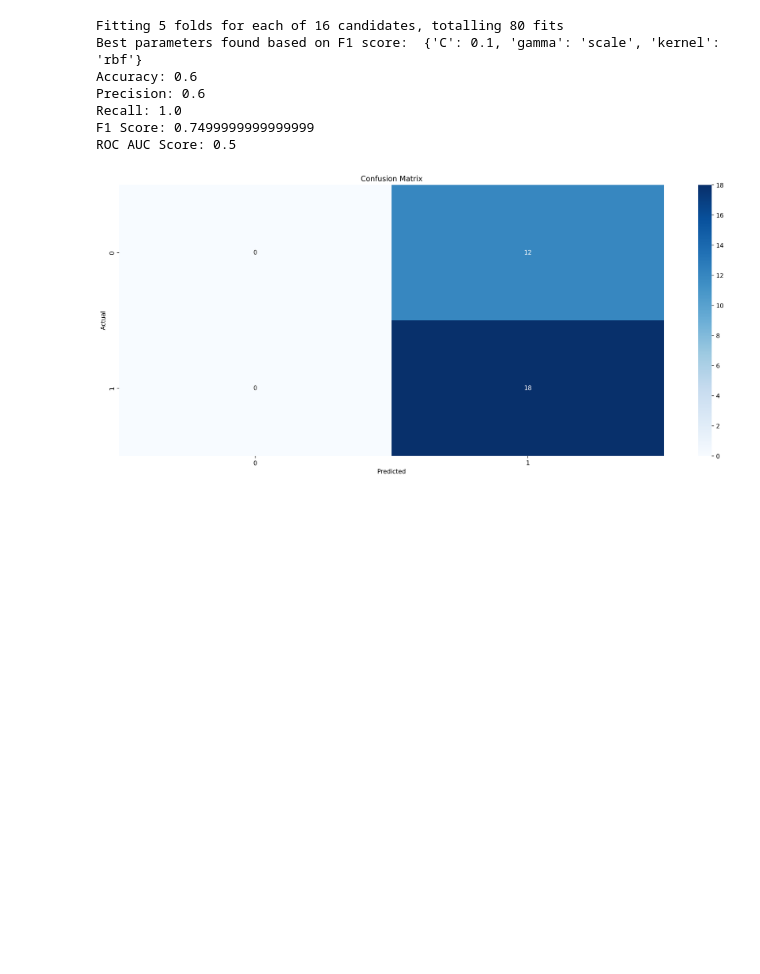
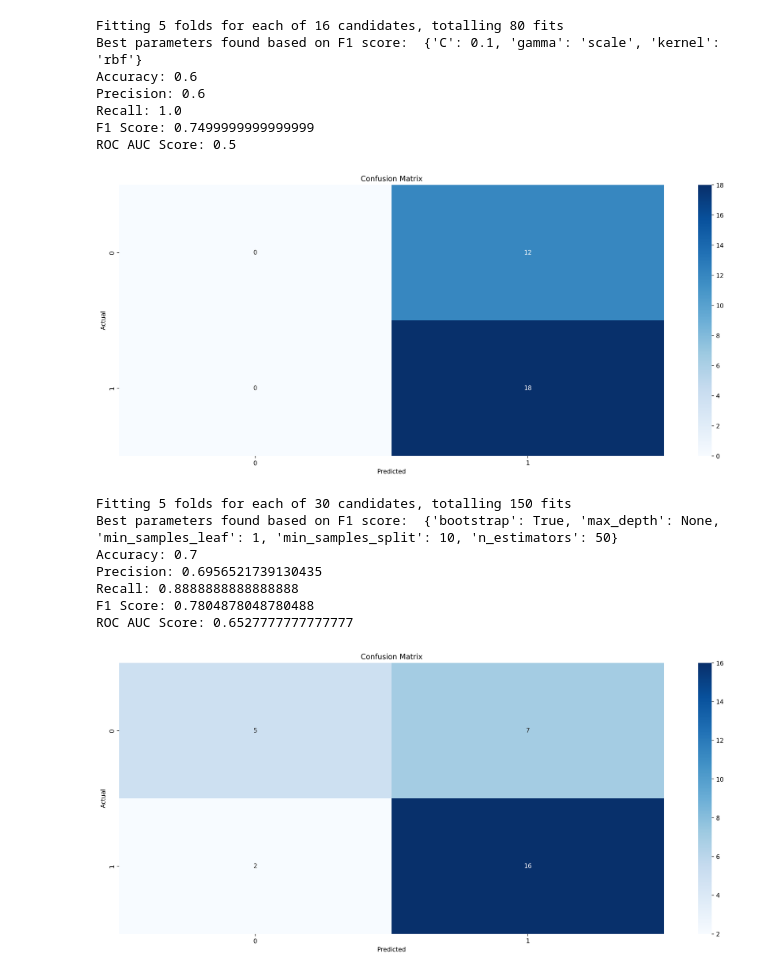
Before and after one commit to GROUP-1-Data-Science-Bootcamp/CryptoClusteringSaga, a Jupyter notebook: project-phase2-part3.ipynb, the cells around one changed output. Cells and saved outputs as stored; diff of their text form; code cells hidden in the pictures; blank space fills up the shorter version.

Commit message:
initial commit

```diff
--- a/project-phase2-part3.ipynb
+++ b/project-phase2-part3.ipynb
@@ -192,7 +194,9 @@ param_grid = {
 }
 
 # Initialize the GridSearchCV object with the hyperparameters, model, and scoring method
-grid_search = GridSearchCV(SVC(), param_grid, refit=True, verbose=1, scoring="f1")
+grid_search = GridSearchCV(
+    SVC(random_state=81), param_grid, refit=True, verbose=1, scoring="f1"
+)
 
 # Fit the model to the data
 grid_search.fit(X_train_scaled, y_train)
@@ -220,7 +224,6 @@ print(f"F1 Score: {f1}")
 print(f"ROC AUC Score: {roc_auc}")
 
 # Confusion Matrix
-# Set figure size and dpi
 plt.figure(figsize=(20, 8), dpi=250)
 conf_mat = confusion_matrix(y_test, y_pred)  # Confusion matrix of the model
 sns.heatmap(conf_mat, annot=True, fmt="g", cmap="Blues")  # Plot the confusion matrix
@@ -237,3 +240,65 @@ Recall: 1.0
 F1 Score: 0.7499999999999999
 ROC AUC Score: 0.5
 [figure]
+# %%
+# Define the hyperparameters and their values to be tested
+param_grid = {
+    "n_estimators": [50, 100],
+    "max_depth": [None],
+    "min_samples_split": [2, 5, 8, 10, 12],
+    "min_samples_leaf": [1, 2, 4],
+    "bootstrap": [True],
+}
+
+# Initialize the GridSearchCV object with the hyperparameters and model
+grid_search = GridSearchCV(
+    RandomForestClassifier(random_state=81),
+    param_grid,
+    refit=True,
+    verbose=1,
+    scoring="f1",
+    n_jobs=-1,
+)
+
+# Fit the model to the data
+grid_search.fit(X_train_scaled, y_train)
+
+# Get the best parameters
+best_params = grid_search.best_params_
+print("Best parameters found based on F1 score: ", best_params)
+
+# Use the best model to predict the test data
+best_rf_model = grid_search.best_estimator_
+y_pred = best_rf_model.predict(X_test_scaled)
+
+# Evaluate the model
+accuracy = accuracy_score(y_test, y_pred)
+precision = precision_score(y_test, y_pred)
+recall = recall_score(y_test, y_pred)
+f1 = f1_score(y_test, y_pred)
+roc_auc = roc_auc_score(y_test, y_pred)
+
+# Display the metrics
+print(f"Accuracy: {accuracy}")
+print(f"Precision: {precision}")
+print(f"Recall: {recall}")
+print(f"F1 Score: {f1}")
+print(f"ROC AUC Score: {roc_auc}")
+
+# Confusion Matrix
+plt.figure(figsize=(20, 8), dpi=250)
+conf_mat = confusion_matrix(y_test, y_pred)  # Confusion matrix of the model
+sns.heatmap(conf_mat, annot=True, fmt="g", cmap="Blues")  # Plot the confusion matrix
+plt.xlabel("Predicted")
+plt.ylabel("Actual")
+plt.title("Confusion Matrix")
+plt.show()
+# %% [output]
+Fitting 5 folds for each of 30 candidates, totalling 150 fits
+Best parameters found based on F1 score:  {'bootstrap': True, 'max_depth': None, 'min_samples_leaf': 1, 'min_samples_split': 10, 'n_estimators': 50}
+Accuracy: 0.7
+Precision: 0.6956521739130435
+Recall: 0.8888888888888888
+F1 Score: 0.7804878048780488
+ROC AUC Score: 0.6527777777777777
+[figure, added]
```
Also changed, not shown: parts of 2 cells of this notebook, 1 other file.
